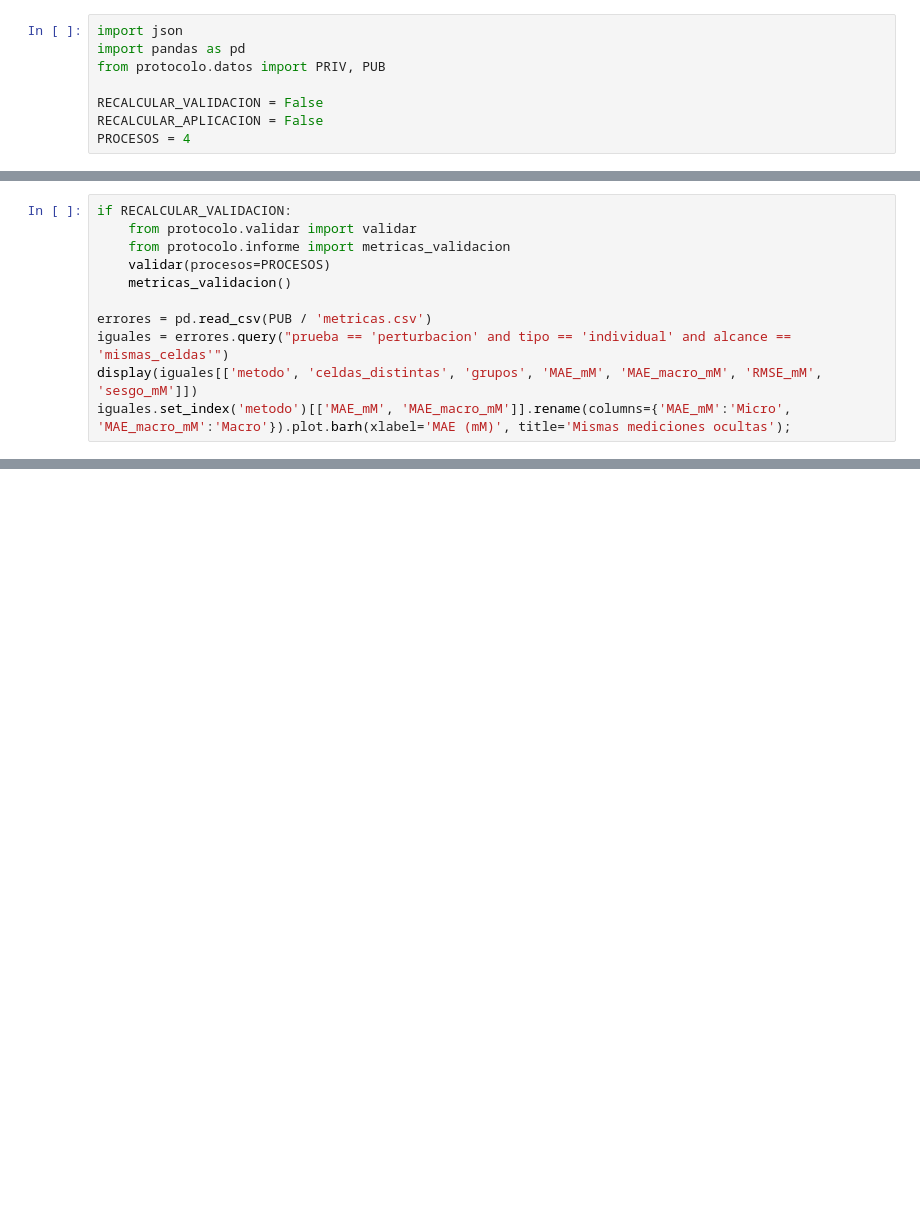
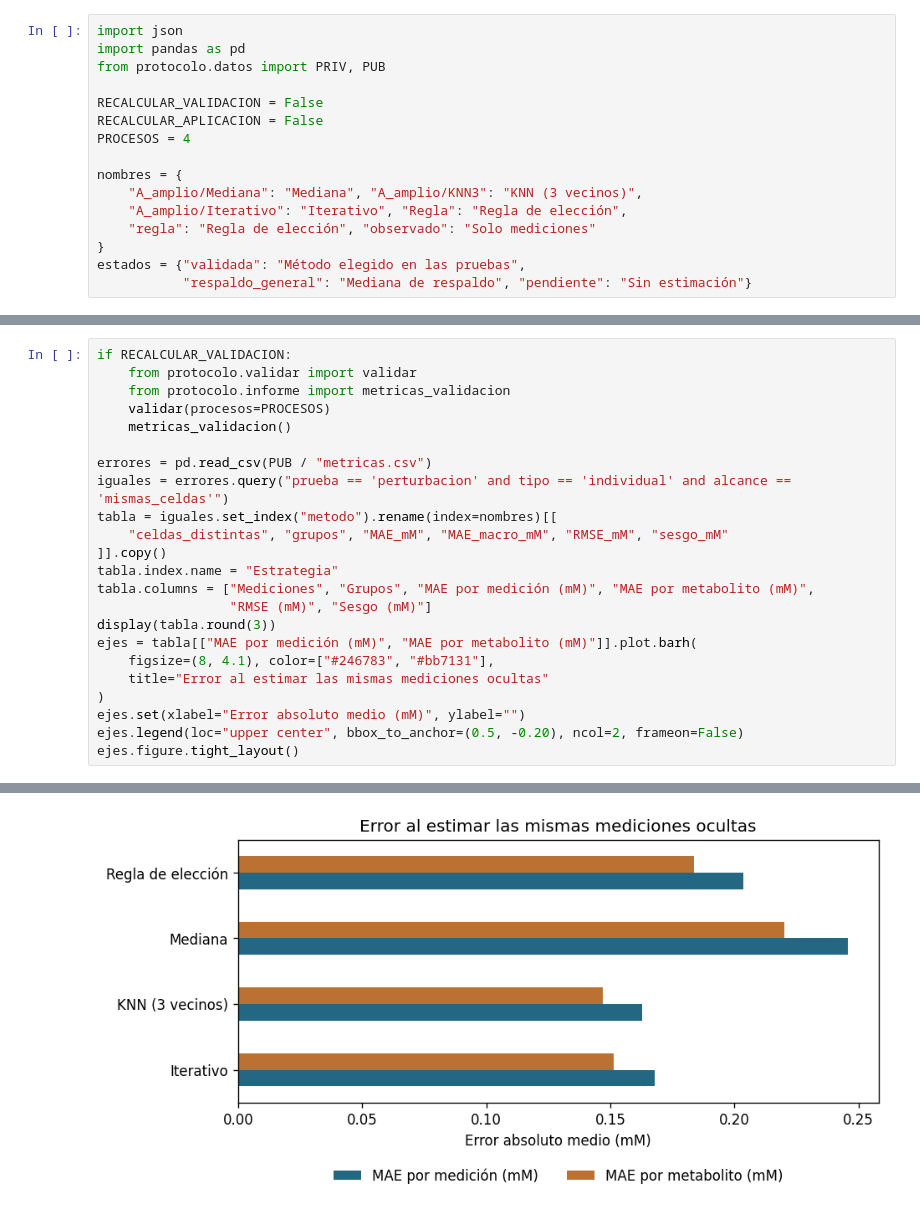
Before and after one commit to pedro1ani/Ipre, a Jupyter notebook: 02_imputacion_evaluacion.ipynb, the cells around one changed output, grey strips where cells are left out. Drawn from its saved outputs; the diff is of its cells as text; blank space fills up the shorter version.

```diff
--- a/02_imputacion_evaluacion.ipynb
+++ b/02_imputacion_evaluacion.ipynb
@@ -9,4 +12,12 @@ from protocolo.datos import PRIV, PUB
 RECALCULAR_VALIDACION = False
 RECALCULAR_APLICACION = False
 PROCESOS = 4
+
+nombres = {
+    "A_amplio/Mediana": "Mediana", "A_amplio/KNN3": "KNN (3 vecinos)",
+    "A_amplio/Iterativo": "Iterativo", "Regla": "Regla de elección",
+    "regla": "Regla de elección", "observado": "Solo mediciones"
+}
+estados = {"validada": "Método elegido en las pruebas",
+           "respaldo_general": "Mediana de respaldo", "pendiente": "Sin estimación"}
 # %% [markdown]
@@ -19,7 +35,20 @@ if RECALCULAR_VALIDACION:
     validar(procesos=PROCESOS)
     metricas_validacion()
 
-errores = pd.read_csv(PUB / 'metricas.csv')
+errores = pd.read_csv(PUB / "metricas.csv")
 iguales = errores.query("prueba == 'perturbacion' and tipo == 'individual' and alcance == 'mismas_celdas'")
-display(iguales[['metodo', 'celdas_distintas', 'grupos', 'MAE_mM', 'MAE_macro_mM', 'RMSE_mM', 'sesgo_mM']])
-iguales.set_index('metodo')[['MAE_mM', 'MAE_macro_mM']].rename(columns={'MAE_mM':'Micro', 'MAE_macro_mM':'Macro'}).plot.barh(xlabel='MAE (mM)', title='Mismas mediciones ocultas');
+tabla = iguales.set_index("metodo").rename(index=nombres)[[
+    "celdas_distintas", "grupos", "MAE_mM", "MAE_macro_mM", "RMSE_mM", "sesgo_mM"
+]].copy()
+tabla.index.name = "Estrategia"
+tabla.columns = ["Mediciones", "Grupos", "MAE por medición (mM)", "MAE por metabolito (mM)",
+                 "RMSE (mM)", "Sesgo (mM)"]
+display(tabla.round(3))
+ejes = tabla[["MAE por medición (mM)", "MAE por metabolito (mM)"]].plot.barh(
+    figsize=(8, 4.1), color=["#246783", "#bb7131"],
+    title="Error al estimar las mismas mediciones ocultas"
+)
+ejes.set(xlabel="Error absoluto medio (mM)", ylabel="")
+ejes.legend(loc="upper center", bbox_to_anchor=(0.5, -0.20), ncol=2, frameon=False)
+ejes.figure.tight_layout()
+# %% [output]
@@ -26 +61,2 @@ iguales.set_index('metodo')[['MAE_mM', 'MAE_macro_mM']].rename(columns={'MAE_mM'
+[figure, added]
 # %% [markdown]
```
Also changed, not shown: parts of 13 cells of this notebook, 3 other files.
